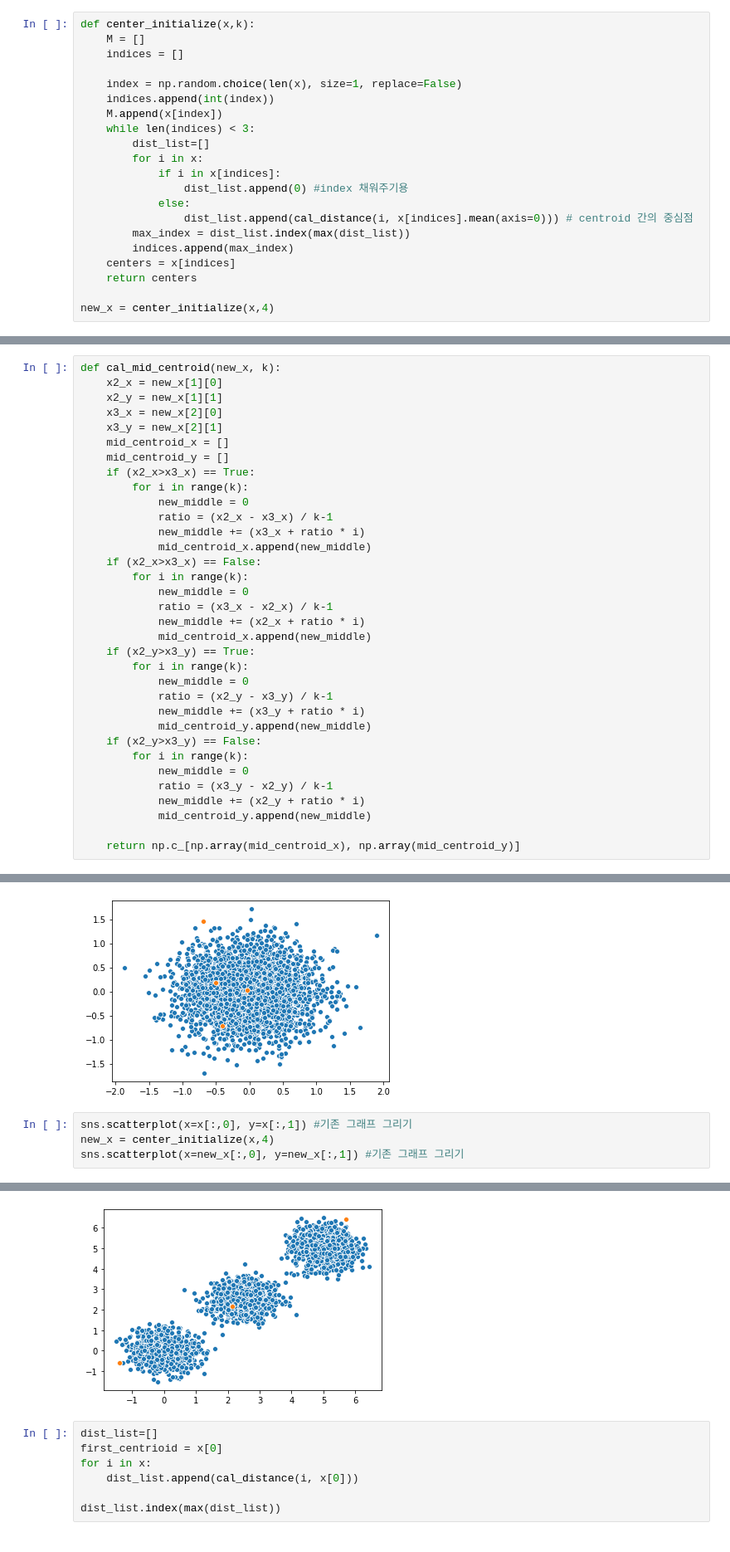
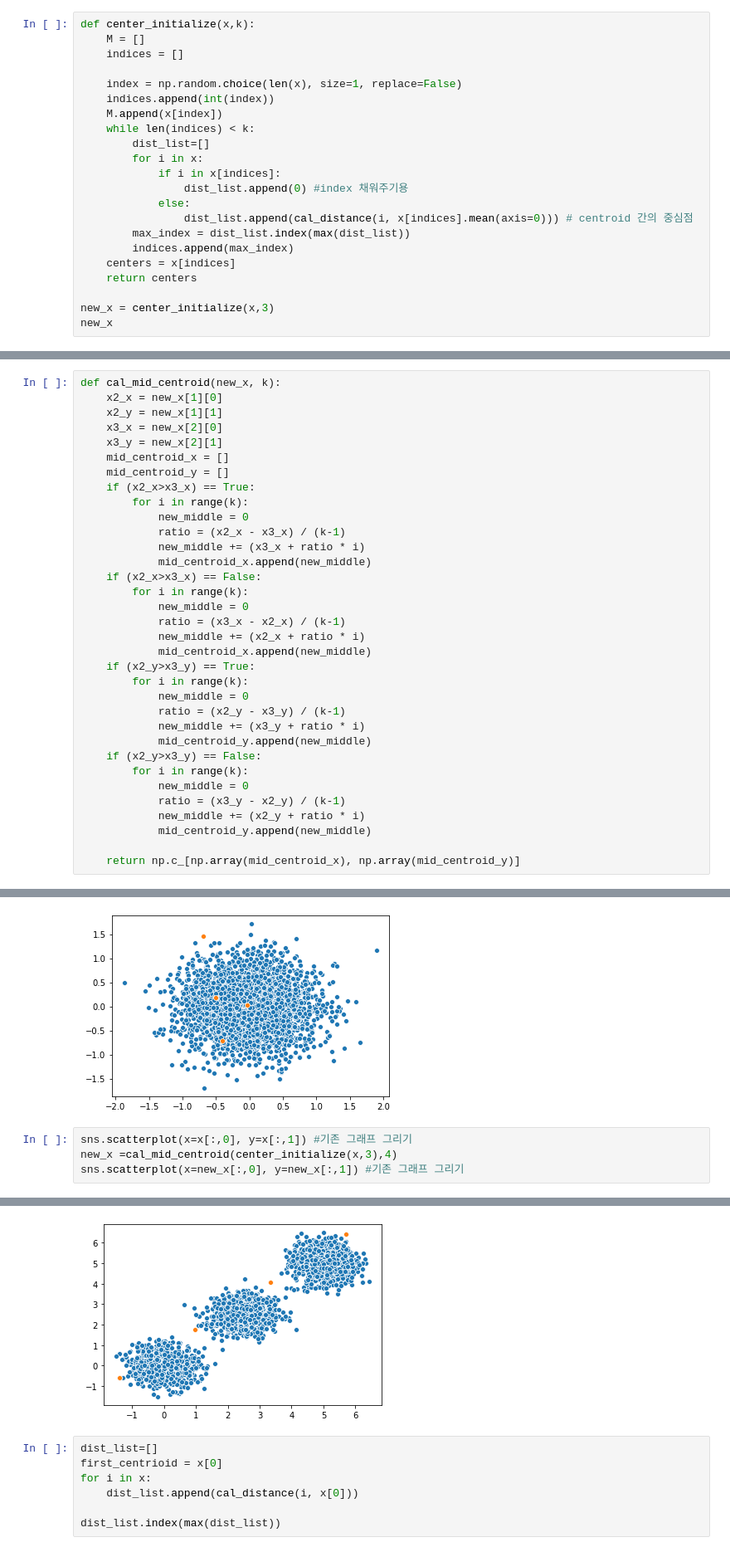
Before and after one commit to rlagywns0213/k_clustering_algorithm, a Jupyter notebook: prace.ipynb, the cells around one changed output, grey strips where cells are left out. Shown at 83% size. Cells and saved outputs as stored; diff of their text form.

```diff
--- a/prace.ipynb
+++ b/prace.ipynb
@@ -38,7 +38,7 @@ def center_initialize(x,k):
     index = np.random.choice(len(x), size=1, replace=False)
     indices.append(int(index))
     M.append(x[index])
-    while len(indices) < 3:
+    while len(indices) < k:
         dist_list=[]
         for i in x:
             if i in x[indices]:
@@ -50,4 +50,5 @@ def center_initialize(x,k):
     centers = x[indices]
     return centers
 
-new_x = center_initialize(x,4)
+new_x = center_initialize(x,3)
+new_x
@@ -62,25 +67,25 @@ def cal_mid_centroid(new_x, k):
     if (x2_x>x3_x) == True:
         for i in range(k):
             new_middle = 0
-            ratio = (x2_x - x3_x) / k-1
+            ratio = (x2_x - x3_x) / (k-1)
             new_middle += (x3_x + ratio * i)
             mid_centroid_x.append(new_middle)
     if (x2_x>x3_x) == False:
         for i in range(k):
             new_middle = 0
-            ratio = (x3_x - x2_x) / k-1
+            ratio = (x3_x - x2_x) / (k-1)
             new_middle += (x2_x + ratio * i)
             mid_centroid_x.append(new_middle)
     if (x2_y>x3_y) == True:
         for i in range(k):
             new_middle = 0
-            ratio = (x2_y - x3_y) / k-1
+            ratio = (x2_y - x3_y) / (k-1)
             new_middle += (x3_y + ratio * i)
             mid_centroid_y.append(new_middle)
     if (x2_y>x3_y) == False:
         for i in range(k):
             new_middle = 0
-            ratio = (x3_y - x2_y) / k-1
+            ratio = (x3_y - x2_y) / (k-1)
             new_middle += (x2_y + ratio * i)
             mid_centroid_y.append(new_middle)
 
@@ -114,11 +130,11 @@ sns.scatterplot(x=centers[:,0], y=centers[:,1]) #기존 그래프 그리기
 [figure]
 # %%
 sns.scatterplot(x=x[:,0], y=x[:,1]) #기존 그래프 그리기
-new_x = center_initialize(x,4)
+new_x =cal_mid_centroid(center_initialize(x,3),4)
 sns.scatterplot(x=new_x[:,0], y=new_x[:,1]) #기존 그래프 그리기
 # %% [output]
 <matplotlib.axes._subplots.AxesSubplot at 0x...>
-[figure, old version]
+[figure, new version]
 # %%
 dist_list=[]
 first_centrioid = x[0]
```
Also changed, not shown: parts of 4 cells of this notebook, 2 other files.
